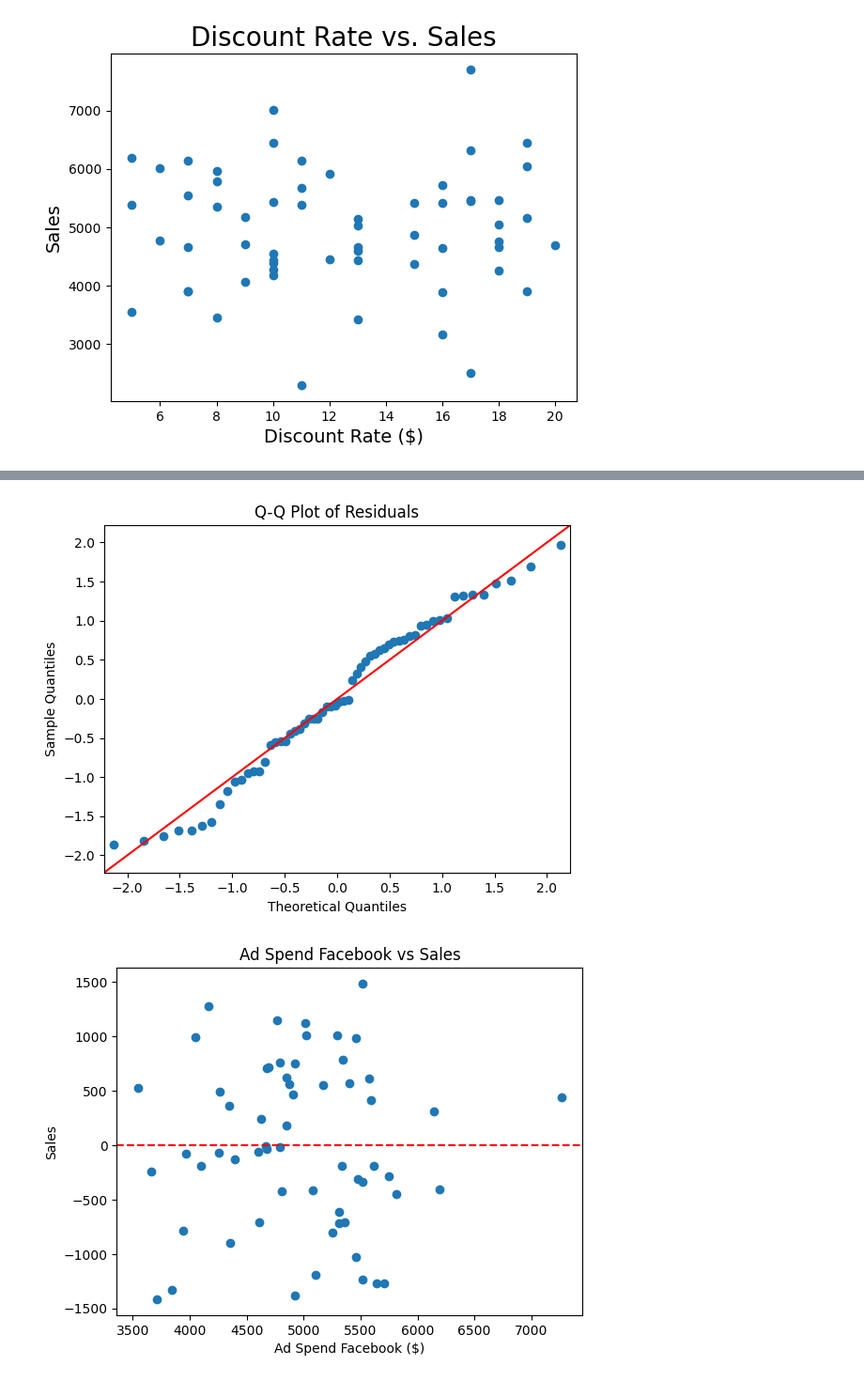
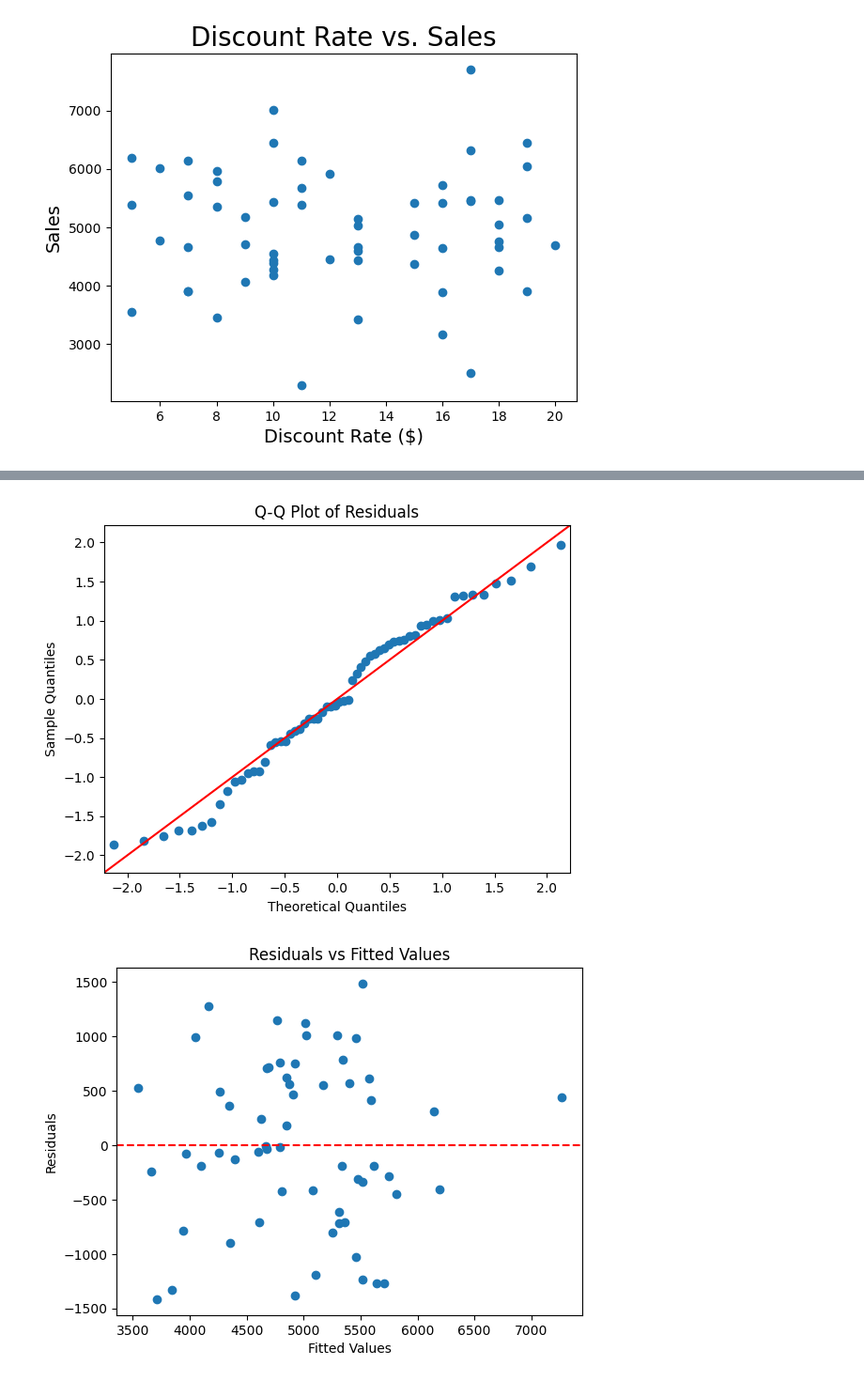
Before and after one commit to Elena-R-P/analytics, a Jupyter notebook: TechGear/TechGear.ipynb, the cells around one changed output, grey strips where cells are left out. Shown: that part at 94% size. Cells and saved outputs as stored; diff of their text form; code cells hidden in the pictures.

```diff
--- a/TechGear/TechGear.ipynb
+++ b/TechGear/TechGear.ipynb
@@ -125,34 +125,34 @@ strong multicollinearity or other numerical problems.
 # (Q4) ASSESSING MODEL FIT
 # obtain the residual from the model
 # residual - difference between the observed value and the predicted value
 residuals = model.resid
 # extract the fitted value (predicted values) from the model
 fitted_values = model.fittedvalues
 
 # print the residual
 #print(residuals)
 # Create a Q-Q plot of the residuals with a 45-degree reference line
 sm.qqplot(residuals, line='45', fit=True)
 # Add a title to the Q-Q plot
 plt.title('Q-Q Plot of Residuals')
 # Display the Q-Q plot
 plt.show()
 
 # extract the fitted values (predicted values)
 fitted_values = model.fittedvalues
 
 # Create Residual vs. Fitted Values plot
 # Create a scatter plot of the fitted values against the residuals
 plt.scatter (fitted_values, residuals)
 # Add a horizontal reference line at y=0 (red dashes line)
 plt.axhline (y=0, color='r', linestyle='--')
 # Label the x-axis as 'Fitted Values'
-plt.xlabel('Ad Spend Facebook ($)')
+plt.xlabel('Fitted Values')
 # Label the y-axis as 'Residuals'
-plt.ylabel('Sales')
+plt.ylabel('Residuals')
 # Add a title to the plot
-plt.title('Ad Spend Facebook vs Sales')
+plt.title('Residuals vs Fitted Values')
 plt.show()
 # %% [output]
 [figure]
-[figure, old version]
+[figure, new version]
```
Also changed, not shown: parts of 5 cells of this notebook, 2 other files.
